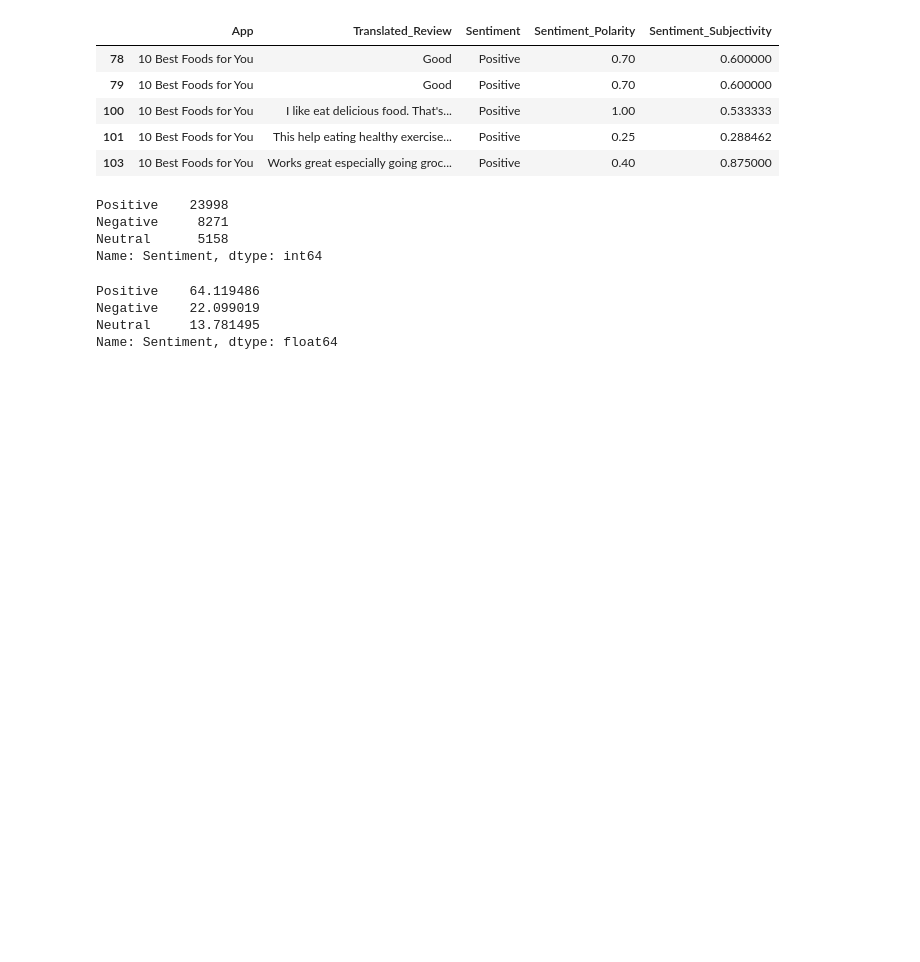
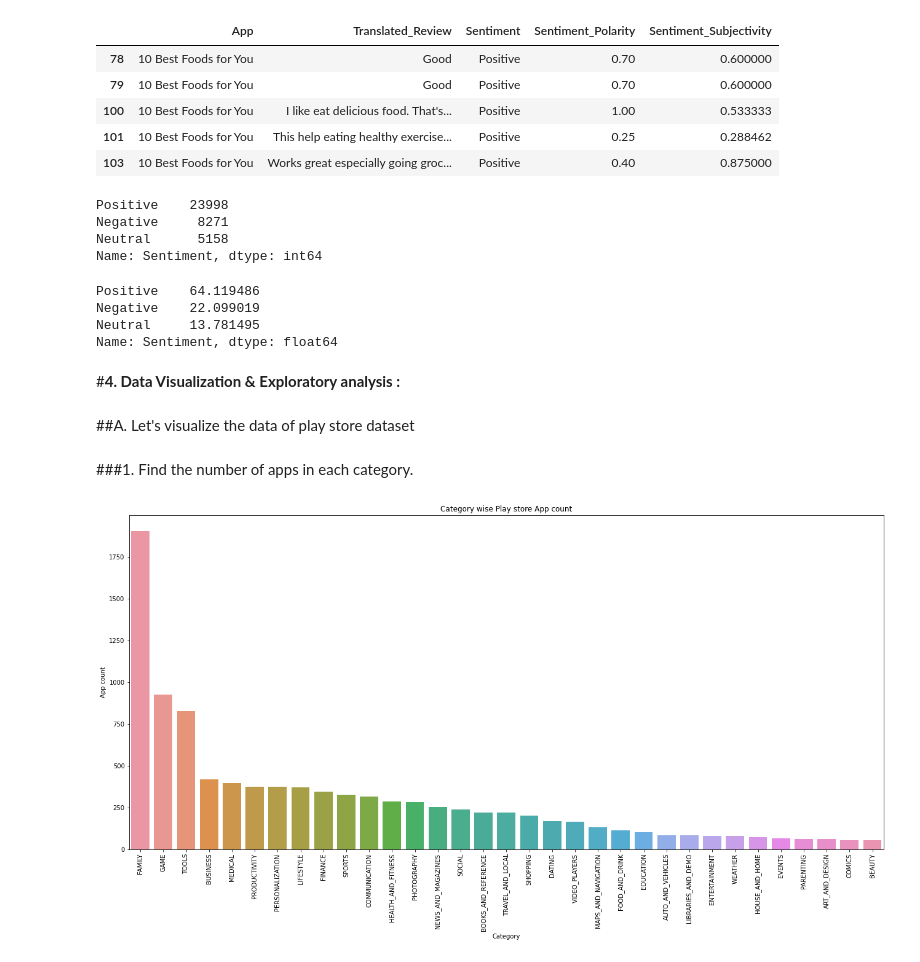
Before and after one commit to UdayFirake/EDA-Play_Store_App_Review_Analysis, a Jupyter notebook: Capstone_Project_1_EDA_Play_Store_App_Review_Analysis.ipynb, the cells around one changed output. Cells and saved outputs as stored; diff of their text form; code cells hidden in the pictures; blank space fills up the shorter version.

Commit message:
Fifth Commit - Data Visualization

```diff
--- a/Capstone_Project_1_EDA_Play_Store_App_Review_Analysis.ipynb
+++ b/Capstone_Project_1_EDA_Play_Store_App_Review_Analysis.ipynb
@@ -670,3 +670,28 @@ Positive    64.119486
 Negative    22.099019
 Neutral     13.781495
 Name: Sentiment, dtype: float64
+# %% [markdown]
+#**4. Data Visualization & Exploratory analysis :**
+# %% [markdown]
+##A. Let's visualize the data of play store dataset
+# %% [markdown]
+###1. Find the number of apps in each category.
+# %%
+# Each Category wise app count
+y = play_store_data_df['Category'].value_counts()
+x = play_store_data_df['Category'].value_counts().index
+x_axis = []
+y_axis = []
+for i in range(len(x)):
+    x_axis.append(x[i])
+    y_axis.append(y[i])
+
+plt.figure(figsize=(22,10))
+plt.xticks(rotation=90)
+plt.xlabel("Category")
+plt.ylabel("App count")
+
+graph = sns.barplot(x = x_axis, y = y_axis)
+graph.set_title("Category wise Play store App count");
+# %% [output]
+[figure, added]
```
Also changed, not shown: parts of 67 cells of this notebook.
